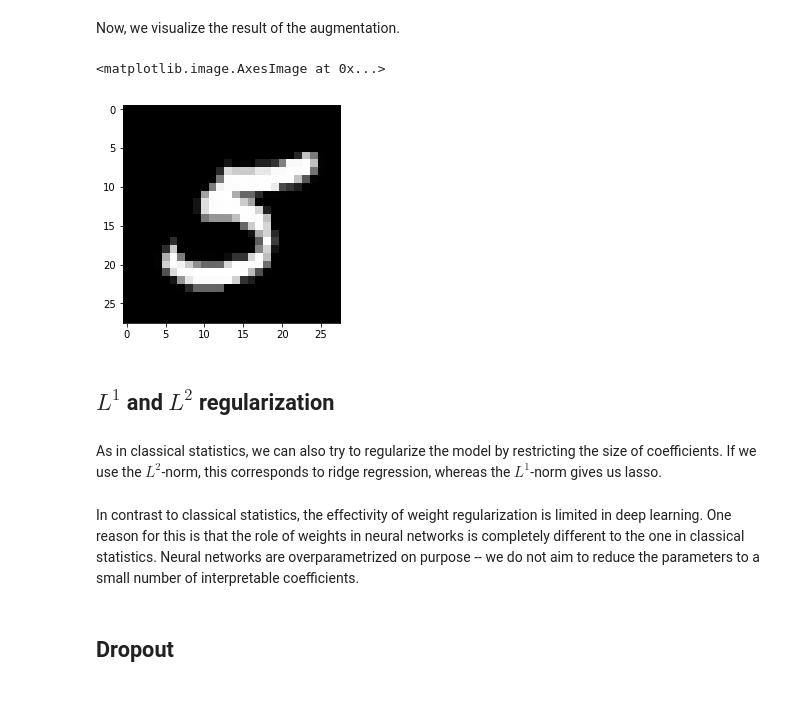
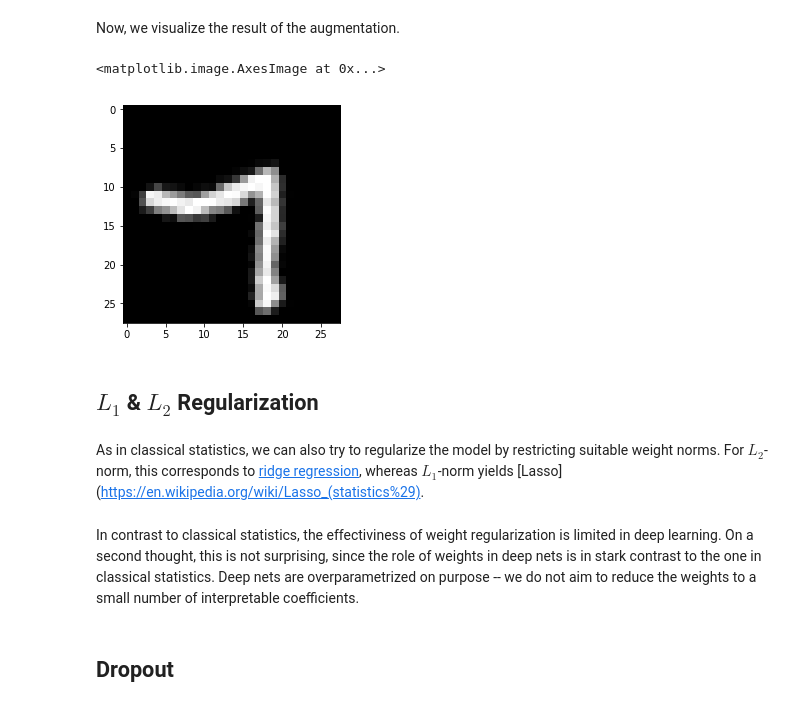
Before and after one commit to Christian-Hirsch/Tosta-Material, a Jupyter notebook: notebooks/reg.ipynb, the cells around one changed output. Cells and saved outputs as stored; diff of their text form; code cells hidden in the pictures.

```diff
--- a/notebooks/reg.ipynb
+++ b/notebooks/reg.ipynb
@@ -17,10 +17,6 @@ The following example shows you how simple it is to perform data augmentation in
 # %%
 from keras.datasets import mnist
 import numpy as np
-from keras.preprocessing.image import ImageDataGenerator
-from matplotlib import pyplot
-%matplotlib inline
 
 (X_train, y_train), (X_test, y_test) = mnist.load_data()
-X_train = np.expand_dims(X_train, -1)
-X_test = np.expand_dims(X_test, -1)
+X_train, X_test = [np.expand_dims(dat, -1) for dat in [X_train, X_test]]
@@ -31,14 +27,22 @@ datagen = ImageDataGenerator(rotation_range=90)
+# %%
+from keras.preprocessing.image import ImageDataGenerator
+
+datagen = ImageDataGenerator(rotation_range=45)
 # %% [markdown]
 Now, we visualize the result of the augmentation.
 # %%
-pyplot.imshow(datagen.flow(X_train, y_train).next()[0][0,:,:,0], cmap=pyplot.get_cmap('gray'))
+from matplotlib import pyplot
+%matplotlib inline
+
+pyplot.imshow(datagen.flow(X_train, y_train,
+                          seed=42).next()[0][0,:,:,0], cmap=pyplot.get_cmap('gray'))
 # %% [output]
 <matplotlib.image.AxesImage at 0x...>
-[figure, old version]
+[figure, new version]
-# %% [markdown]
-## $L^1$ and $L^2$ regularization
+# %% [markdown]
+## $L_1$ & $L_2$ Regularization
 # %% [markdown]
-As in classical statistics, we can also try to regularize the model by restricting the size of coefficients. If we use the $L^2$-norm, this corresponds to ridge regression, whereas the $L^1$-norm gives us lasso.
+As in classical statistics, we can also try to regularize the model by restricting suitable weight norms. For $L_2$-norm, this corresponds to [ridge regression](https://en.wikipedia.org/wiki/Tikhonov_regularization), whereas $L_1$-norm yields [Lasso](https://en.wikipedia.org/wiki/Lasso_(statistics%29).
 # %%
 from keras import optimizers, regularizers
 from keras.models import Sequential
@@ -51,7 +55,7 @@ model.add(Activation('softmax'))
 adam = optimizers.Adam(lr=1e-3)
 model.compile(loss='mean_squared_error', optimizer=adam)
 # %% [markdown]
-In contrast to classical statistics, the effectivity of weight regularization is limited in deep learning. One reason for this is that the role of weights in neural networks is completely different to the one in classical statistics. Neural networks are overparametrized on purpose -- we do not aim to reduce the parameters to a small number of interpretable coefficients.
+In contrast to classical statistics, the effectiviness of weight regularization is limited in deep learning. On a second thought, this is not surprising, since the role of weights in deep nets is in stark contrast to the one in classical statistics. Deep nets are overparametrized on purpose -- we do not aim to reduce the weights to a small number of interpretable coefficients.
 # %% [markdown]
 ## Dropout
 # %% [markdown]
```
Also changed, not shown: parts of 23 cells of this notebook, 6 other files.
